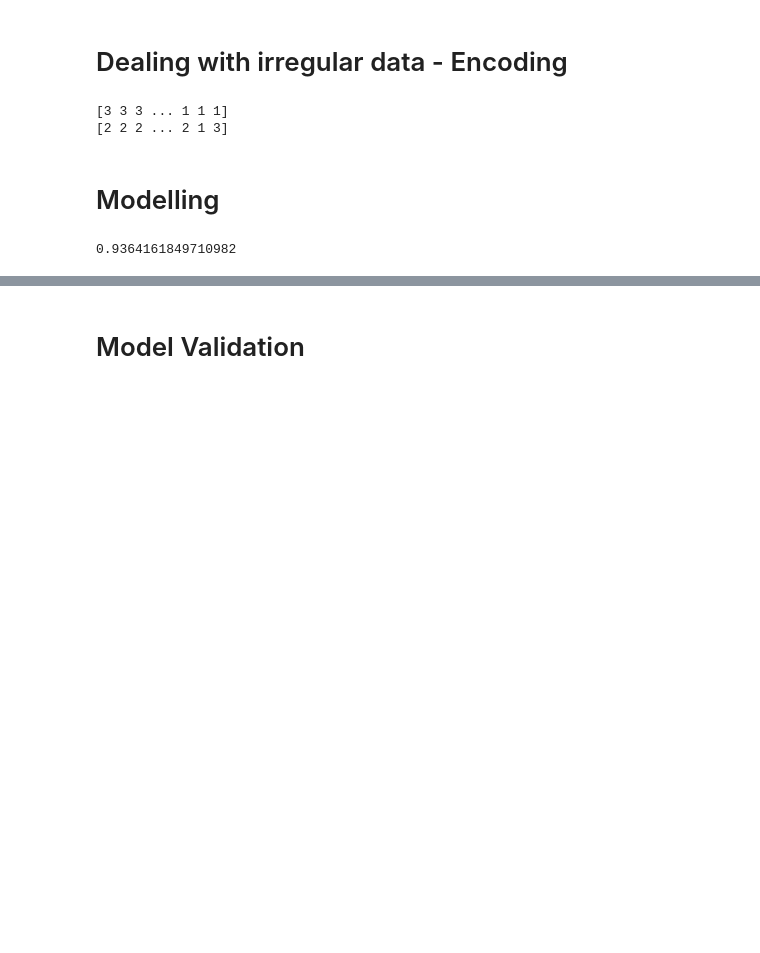
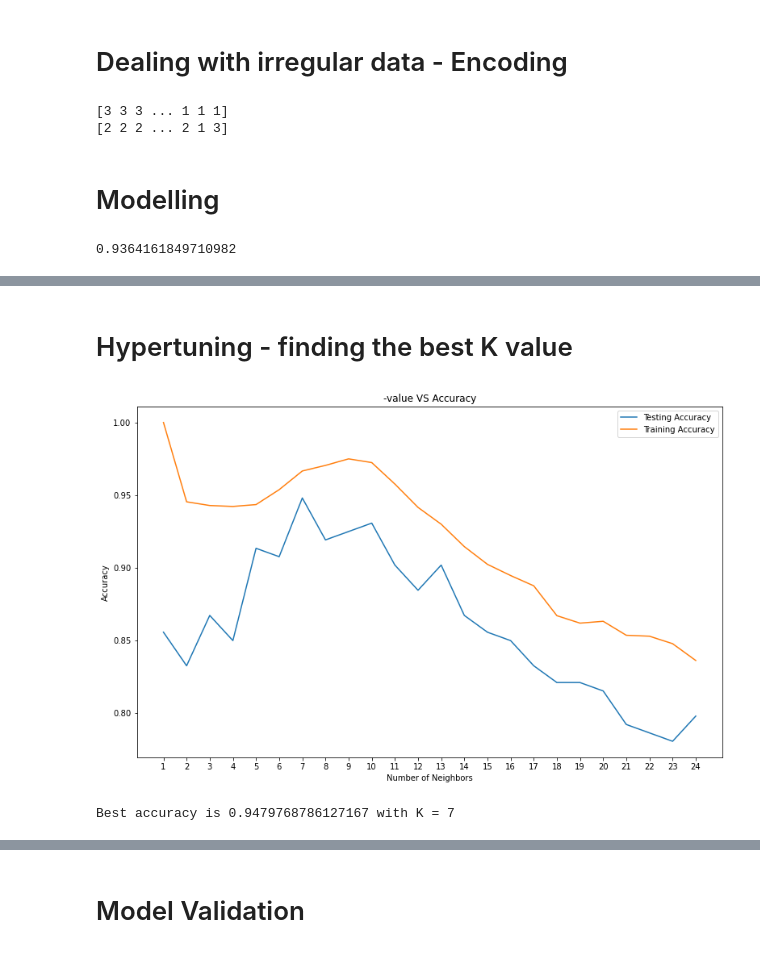
Before and after one commit to alistairjkho/DataScience, a Jupyter notebook: MachineLearning/KNN/ML KNN.ipynb, the cells around one changed output, grey strips where cells are left out. Cells and saved outputs as stored; diff of their text form; code cells hidden in the pictures; blank space fills up the shorter version.

```diff
--- a/MachineLearning/KNN/ML KNN.ipynb
+++ b/MachineLearning/KNN/ML KNN.ipynb
@@ -139,0 +162,34 @@ The best value is: 0.953757225433526
+# %% [markdown]
+# Hypertuning - finding the best K value
+# %%
+# Model complexity
+neig = np.arange(1, 25)
+train_accuracy = []
+test_accuracy = []
+
+# Loop over different values of k
+for i, k in enumerate(neig):
+    # k from 1 to 25(exclude)
+    knn = KNeighborsClassifier(n_neighbors=k)
+    # Fit with knn
+    knn.fit(x_train,y_train)
+    #train accuracy
+    train_accuracy.append(knn.score(x_train, y_train))
+    # test accuracy
+    test_accuracy.append(knn.score(x_test, y_test))
+
+# Plot
+plt.figure(figsize=[13,8])
+plt.plot(neig, test_accuracy, label = 'Testing Accuracy')
+plt.plot(neig, train_accuracy, label = 'Training Accuracy')
+plt.legend()
+plt.title('-value VS Accuracy')
+plt.xlabel('Number of Neighbors')
+plt.ylabel('Accuracy')
+plt.xticks(neig)
+plt.savefig('graph.png')
+plt.show()
+print("Best accuracy is {} with K = {}".format(np.max(test_accuracy),1+test_accuracy.index(np.max(test_accuracy))))
+# %% [output]
+[figure, added]
+Best accuracy is 0.9479768786127167 with K = 7
```
Also changed, not shown: parts of 12 cells of this notebook, 1 other file.
